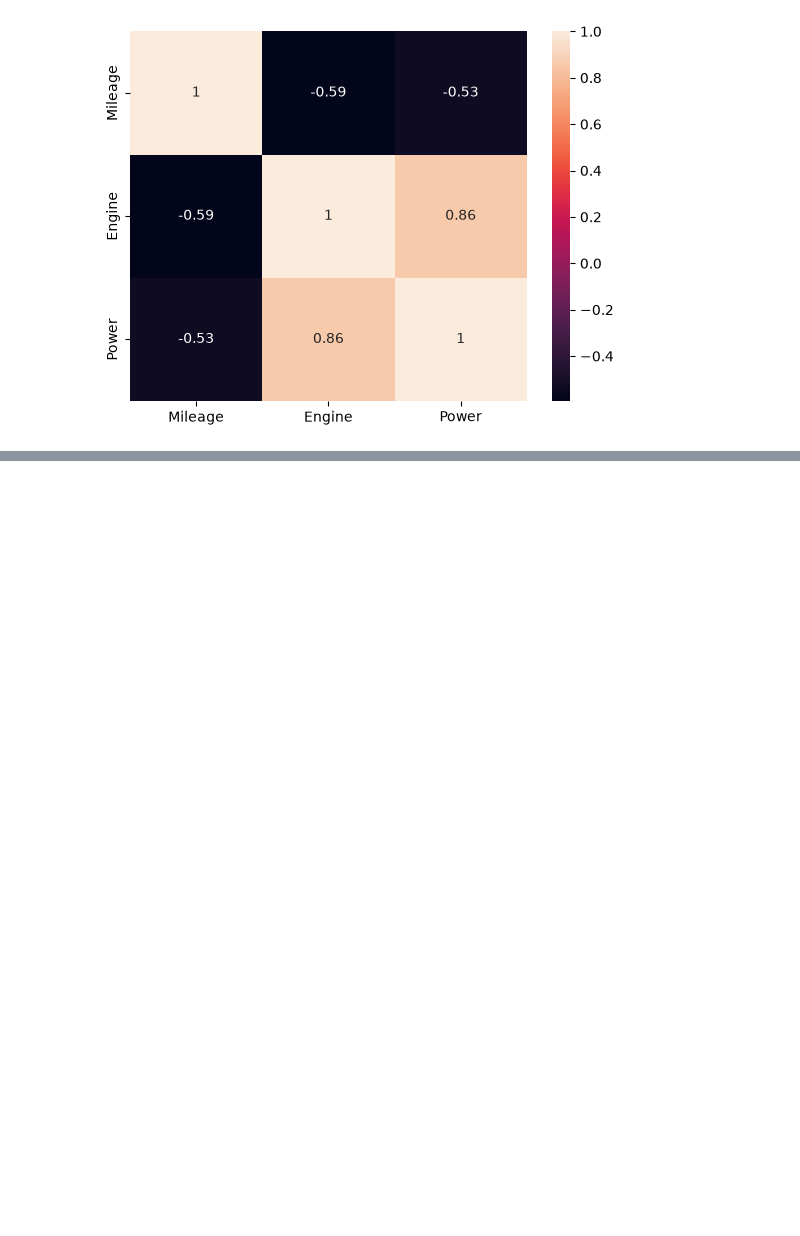
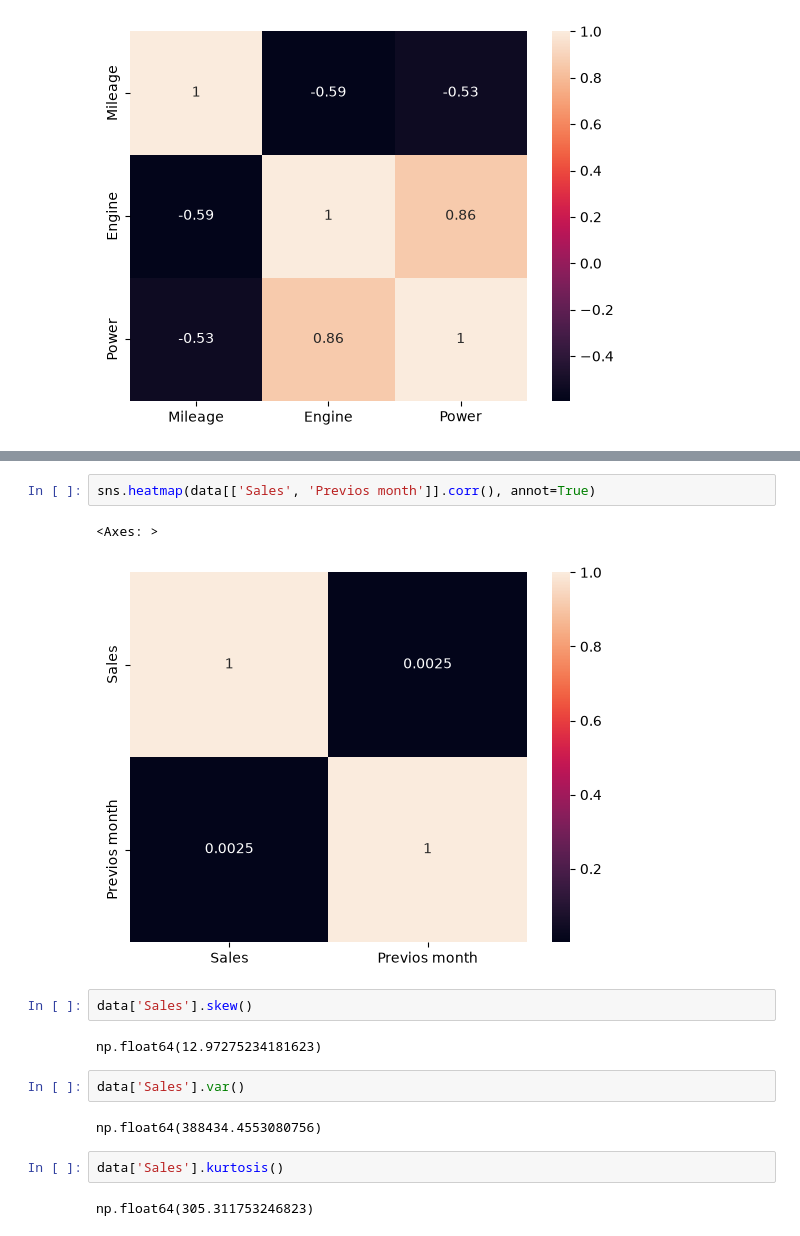
Before and after one commit to lakpalama7/data_science, a Jupyter notebook: data science/Untitled.ipynb, the cells around one changed output, grey strips where cells are left out. Saved outputs shown, nothing was run; the diff lists cells and outputs as text; blank space fills up the shorter version.

```diff
--- a/data science/Untitled.ipynb
+++ b/data science/Untitled.ipynb
@@ -1323,0 +1904,17 @@ sns.heatmap(data[['Mileage','Engine','Power']].corr(), annot=True)
+# %%
+sns.heatmap(data[['Sales', 'Previos month']].corr(), annot=True)
+# %% [output]
+<Axes: >
+[figure, added]
+# %%
+data['Sales'].skew()
+# %% [output]
+np.float64(12.97275234181623)
+# %%
+data['Sales'].var()
+# %% [output]
+np.float64(388434.4553080756)
+# %%
+data['Sales'].kurtosis()
+# %% [output]
+np.float64(305.311753246823)
```
Also changed, not shown: parts of 68 cells of this notebook, 1 other file.
